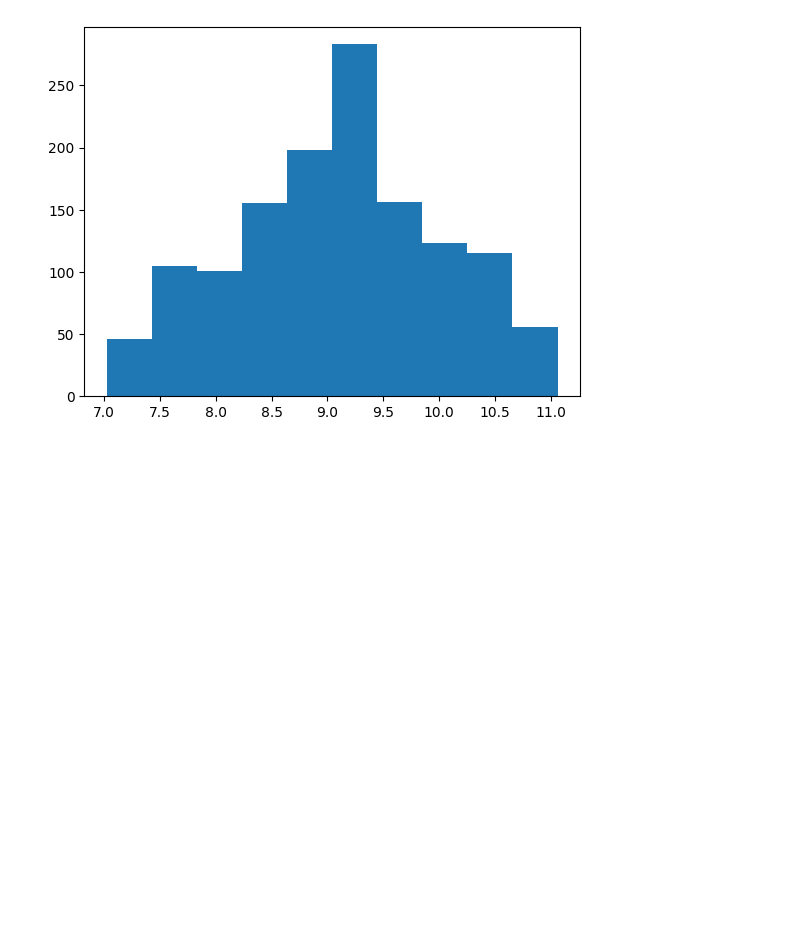
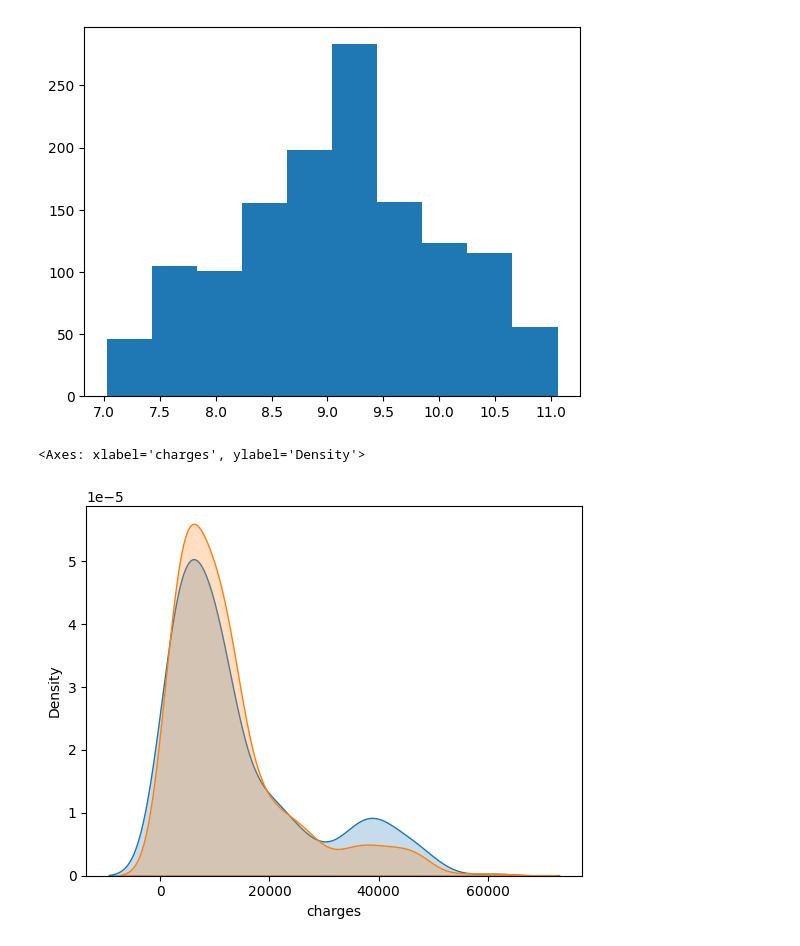
Before and after one commit to wang-lixiang/NLP, a Jupyter notebook: 保险花销预测进阶.ipynb, the cells around one changed output. Saved outputs shown, nothing was run; the diff lists cells and outputs as text; code cells hidden in the pictures; blank space fills up the shorter version.

```diff
--- a/保险花销预测进阶.ipynb
+++ b/保险花销预测进阶.ipynb
@@ -29,3 +29,10 @@ plt.hist(np.log(data['charges']))
         11.06304485]),
  <BarContainer object of 10 artists>)
 [figure]
+# %%
+import seaborn as sns
+sns.kdeplot(data.loc[data.sex=='male','charges'],fill=True,label='male')
+sns.kdeplot(data.loc[data.sex=='female','charges'],fill=True,label='female')
+# %% [output]
+<Axes: xlabel='charges', ylabel='Density'>
+[figure, added]
```
Also changed, not shown: parts of 17 cells of this notebook, 1 other file.
